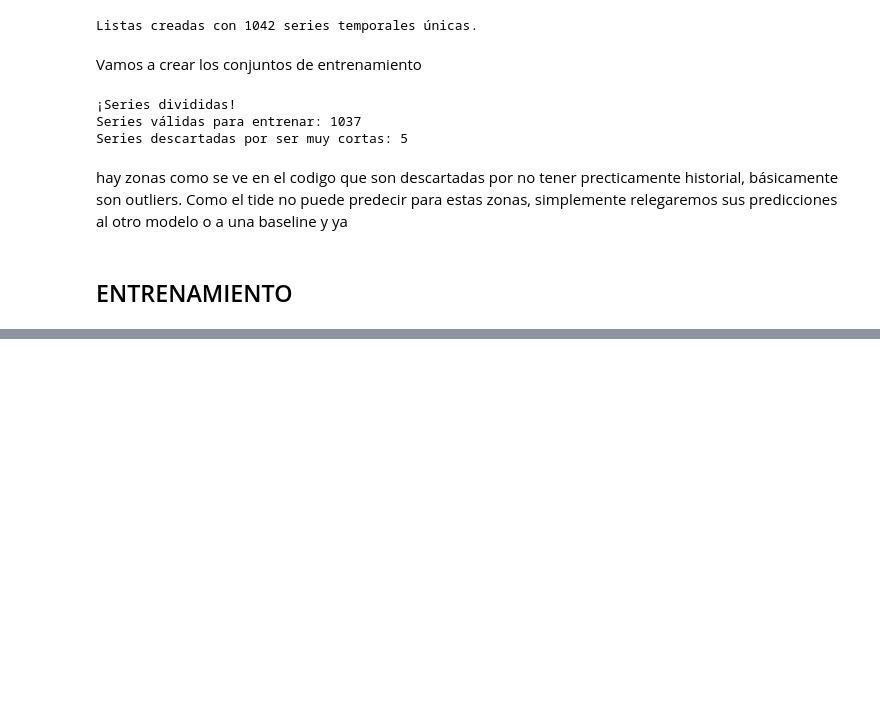
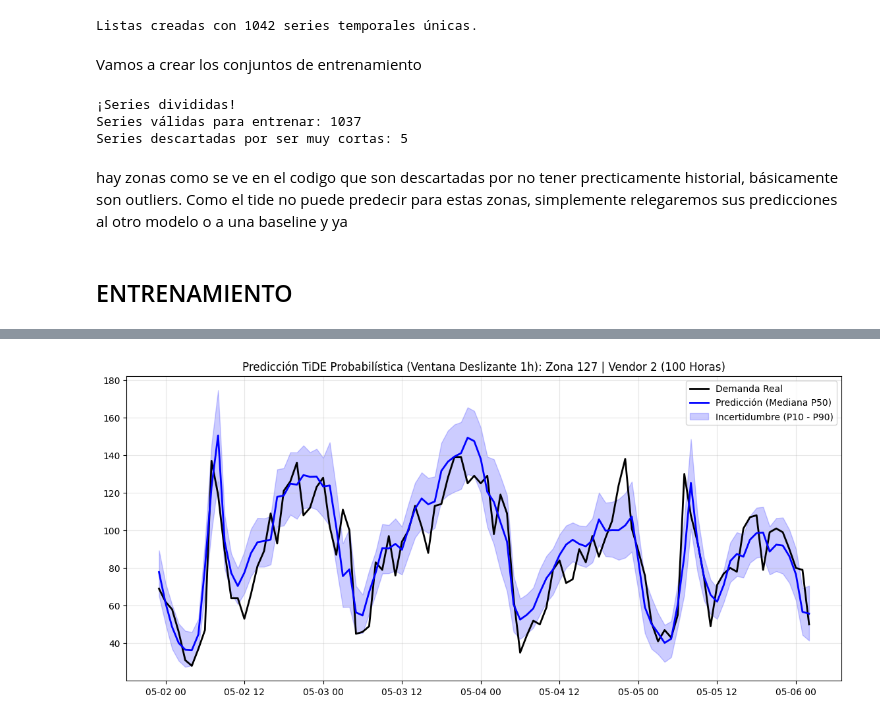
Before and after one commit to danpanto/NyFlow, a Jupyter notebook: models/TiDE_darts.ipynb, the cells around one changed output, grey strips where cells are left out. Drawn from its saved outputs; the diff is of its cells as text; code cells hidden in the pictures; blank space fills up the shorter version.

Commit message:
preparado el tide

```diff
--- a/models/TiDE_darts.ipynb
+++ b/models/TiDE_darts.ipynb
@@ -389,0 +395,88 @@ instead.
+# %%
+import matplotlib.pyplot as plt
+import numpy as np
+import pandas as pd
+
+# 1. Buscar la serie exacta
+indice_buscado = -1
+for i, ts in enumerate(val_target):
+    vendor = ts.static_covariates["VendorID"].iloc[0]
+    zona = ts.static_covariates["PULocationID"].iloc[0]
+
+    if vendor == 2 and zona == 127:
+        indice_buscado = i
+        break
+
+if indice_buscado == -1:
+    print("¡Vaya! La Zona 127 con Vendor 2 no existe o fue descartada.")
+else:
+    print(f"¡Encontrada! (Serie {indice_buscado}). Preparando la máquina del tiempo...")
+
+    # 2. Reconstruimos los ingredientes
+    serie_pasado = train_target_scaled[indice_buscado]
+    pasado_completo = train_past_scaled[indice_buscado].append(val_past_scaled[indice_buscado])
+    futuro_completo = train_future[indice_buscado].append(val_future[indice_buscado])
+
+    # Listas para guardar las 100 predicciones
+    pred_p10_lista = []
+    pred_p50_lista = []
+    pred_p90_lista = []
+
+    print("Calculando hora a hora (Ventana Deslizante)...")
+
+    # 3. EL BUCLE MÁGICO (Predecir solo la siguiente hora, 100 veces)
+    for hora in range(100):
+        # Pedimos n=1 (¡100% legal para Darts!)
+        pred_escalada = modelo_tide.predict(
+            n=1,
+            series=serie_pasado,
+            past_covariates=pasado_completo,
+            future_covariates=futuro_completo,
+            predict_likelihood_parameters=True,
+            verbose=False # Silenciamos la barra de progreso para que no moleste 100 veces
+        )
+
+        # Desescalar ese único dato
+        pred_real = scaler_target.inverse_transform(pred_escalada)
+        df_pred = pred_real.to_dataframe()
+
+        # Guardar las 3 líneas
+        pred_p10_lista.append(df_pred.iloc[0, 0])
+        pred_p50_lista.append(df_pred.iloc[0, 1])
+        pred_p90_lista.append(df_pred.iloc[0, 2])
+
+        # AVANZAR EN EL TIEMPO: Cogemos la hora real de validación que acaba de pasar
+        # y se la pegamos a la serie para que el modelo la use en el siguiente paso
+        hora_real = val_target_scaled[indice_buscado][hora : hora+1]
+        serie_pasado = serie_pasado.append(hora_real)
+
+    print("¡100 horas completadas con éxito!")
+
+    # 4. EXTRAER LOS DATOS REALES (100h) Y CALCULAR EL MAE
+    real_100h = val_target[indice_buscado][:100]
+    df_real = real_100h.to_dataframe()
+    fechas = df_real.index
+
+    # MAE = Media de la diferencia absoluta entre la Realidad y la Mediana P50
+    error_mae = np.mean(np.abs(df_real.iloc[:, 0].values - pred_p50_lista))
+    print(f"--> MAE Realista (Backtesting 100h): {error_mae:.2f} taxis de error en promedio.")
+
+    # 5. ¡A DIBUJAR LA OBRA MAESTRA!
+    plt.figure(figsize=(14, 6))
+
+    plt.plot(fechas, df_real.iloc[:, 0], label="Demanda Real", color="black", linewidth=2)
+    plt.plot(fechas, pred_p50_lista, label="Predicción (Mediana P50)", color="blue", linewidth=2)
+
+    # Sombreado de incertidumbre
+    plt.fill_between(
+        fechas,
+        pred_p10_lista,
+        pred_p90_lista,
+        alpha=0.2, color="blue", label="Incertidumbre (P10 - P90)"
+    )
+
+    plt.title("Predicción TiDE Probabilística (Ventana Deslizante 1h): Zona 127 | Vendor 2 (100 Horas)")
+    plt.legend()
+    plt.grid(True, alpha=0.3)
+    plt.show()
+# %% [output]
@@ -389,0 +521 @@ instead.
+[figure, added]
```
Also changed, not shown: parts of 4 cells of this notebook, 20 other files.
